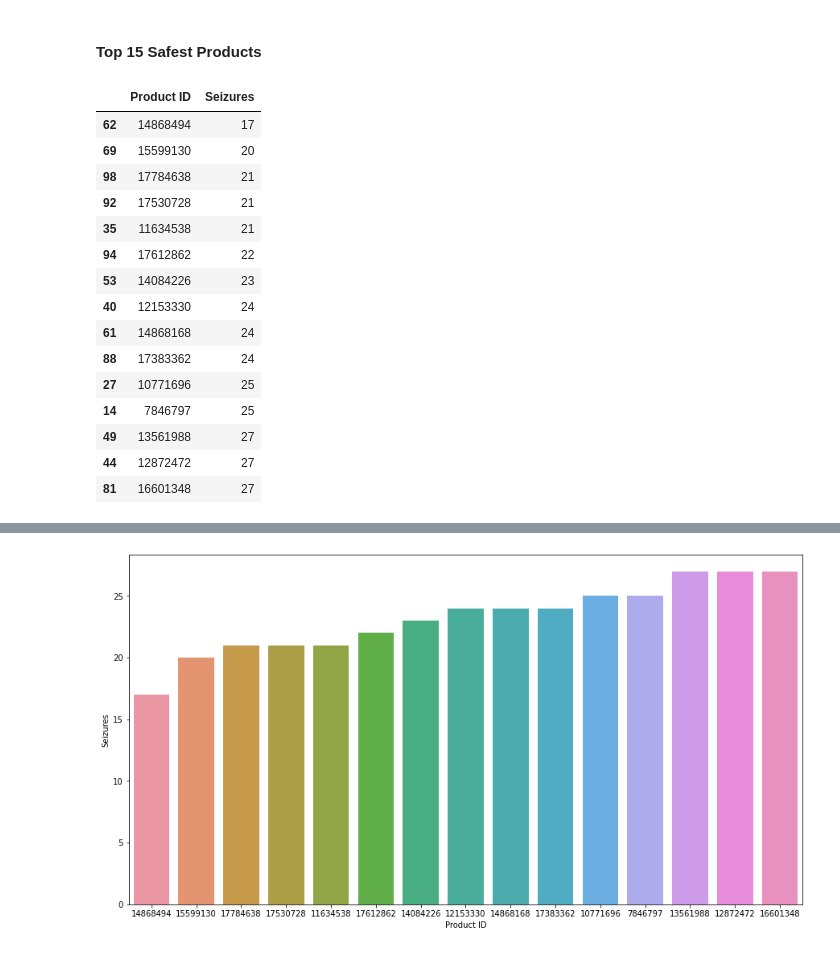
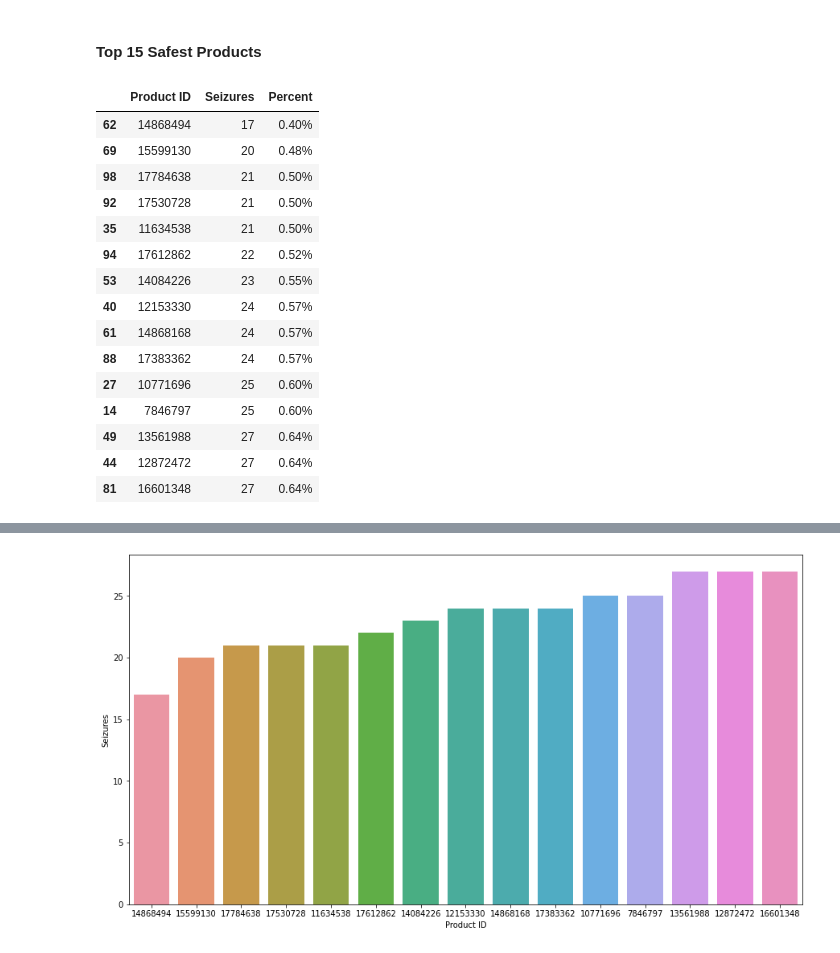
Before and after one commit to triztian/CBPRiskSeizure, a Jupyter notebook: risk_assessment_report.ipynb, the cells around one changed output, grey strips where cells are left out. Drawn from its saved outputs; the diff is of its cells as text; code cells hidden in the pictures.

```diff
--- a/risk_assessment_report.ipynb
+++ b/risk_assessment_report.ipynb
@@ -82,0 +69,31 @@ products_tp_df
+# %%
+products_tp_df = products_df.copy()
+products_df["trading_partner"] = products_tp_df.trading_partner.apply(
+    lambda x: (
+        x.upper()
+        if len(x) <= 2
+        else " ".join([w[0].upper() + w[1:] for w in x.split(" ")])
+    )
+)
+products_tp_df.rename(
+    columns={
+        "trading_partner": "Trading Partner",
+        "seized_pred": "Seized",
+    },
+    inplace=True,
+)
+products_tp_df["Seized"] = products_tp_df.Seized.apply(
+    lambda x: "Yes" if x == 1 else "No"
+)
+products_tp_df = (
+    products_tp_df.groupby(  # [products_df.seized_pred == 1]
+        ["Trading Partner", "Seized"]
+    )
+    .size()
+    .unstack()
+)
+# products_tp_df["seized_pred"] = products_tp_df.seized_pred.apply(
+#     lambda x: "Yes" if x == 1 else "No"
+# )
+products_tp_df.sort_values(ascending=False, by=["No", "Yes"], inplace=True)
+print(products_tp_df.to_latex())
@@ -130,30 +188,33 @@ sns.barplot(
 # %% [markdown]
 #### Top 15 Safest Products
 # %%
+from format_util import to_percent
+
 top15_safe_df = (
     products_df[products_df.seized_pred == 1]
     .groupby("product_id", as_index=False)
     .size()
     .sort_values(ascending=True, by="size")[:15]
 )
 top15_safe_df.rename(
     columns={"product_id": "Product ID", "size": "Seizures"}, inplace=True
 )
+top15_safe_df['Percent'] = top15_safe_df.Seizures.apply(lambda x: '{:0.2f}%'.format(to_percent(x, 4200)))
 top15_safe_df
 # %% [output]
-|  | Product ID | Seizures |
-| 62 | 14868494 | 17 |
-| 69 | 15599130 | 20 |
-| 98 | 17784638 | 21 |
-| 92 | 17530728 | 21 |
-| 35 | 11634538 | 21 |
-| 94 | 17612862 | 22 |
-| 53 | 14084226 | 23 |
-| 40 | 12153330 | 24 |
-| 61 | 14868168 | 24 |
-| 88 | 17383362 | 24 |
-| 27 | 10771696 | 25 |
-| 14 | 7846797 | 25 |
-| 49 | 13561988 | 27 |
-| 44 | 12872472 | 27 |
-| 81 | 16601348 | 27 |
+|  | Product ID | Seizures | Percent |
+| 62 | 14868494 | 17 | 0.40% |
+| 69 | 15599130 | 20 | 0.48% |
+| 98 | 17784638 | 21 | 0.50% |
+| 92 | 17530728 | 21 | 0.50% |
+| 35 | 11634538 | 21 | 0.50% |
+| 94 | 17612862 | 22 | 0.52% |
+| 53 | 14084226 | 23 | 0.55% |
+| 40 | 12153330 | 24 | 0.57% |
+| 61 | 14868168 | 24 | 0.57% |
+| 88 | 17383362 | 24 | 0.57% |
+| 27 | 10771696 | 25 | 0.60% |
+| 14 | 7846797 | 25 | 0.60% |
+| 49 | 13561988 | 27 | 0.64% |
+| 44 | 12872472 | 27 | 0.64% |
+| 81 | 16601348 | 27 | 0.64% |
```
Also changed, not shown: parts of 27 cells of this notebook, 5 other files.
